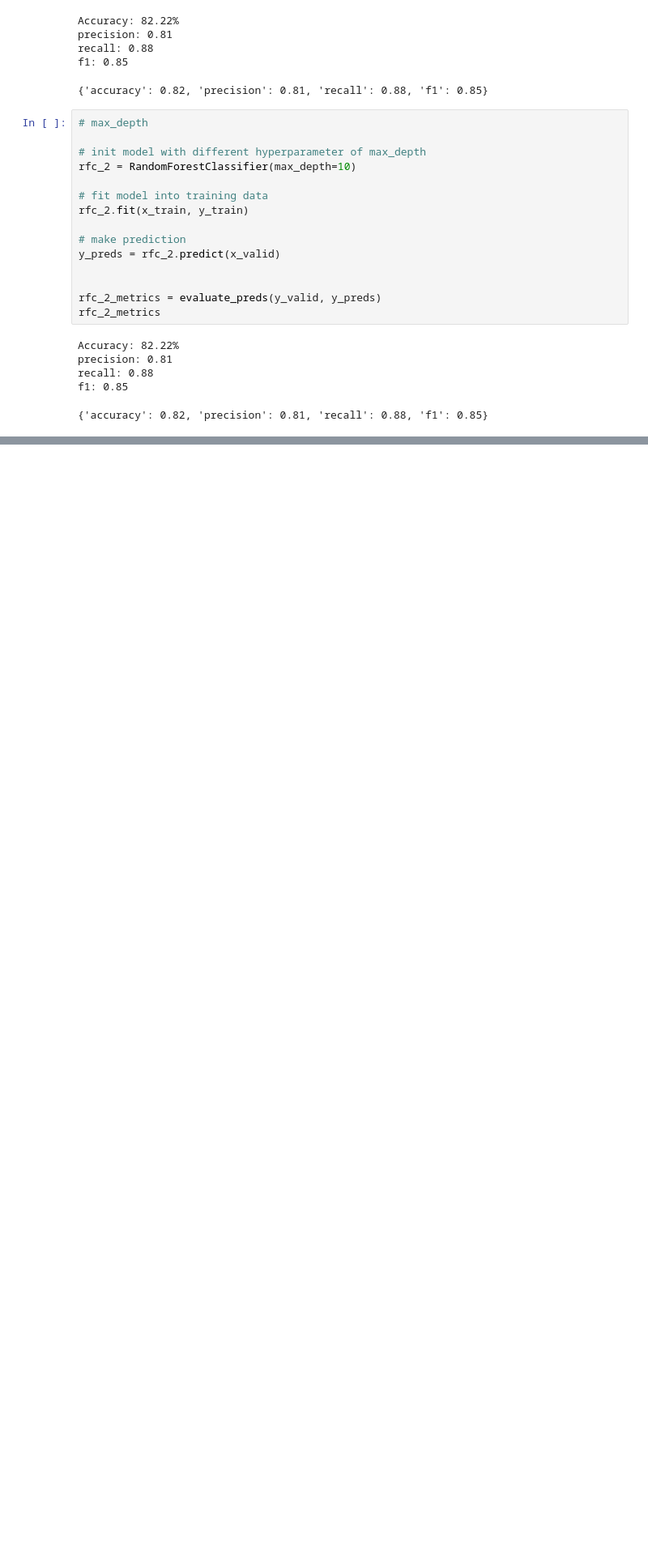
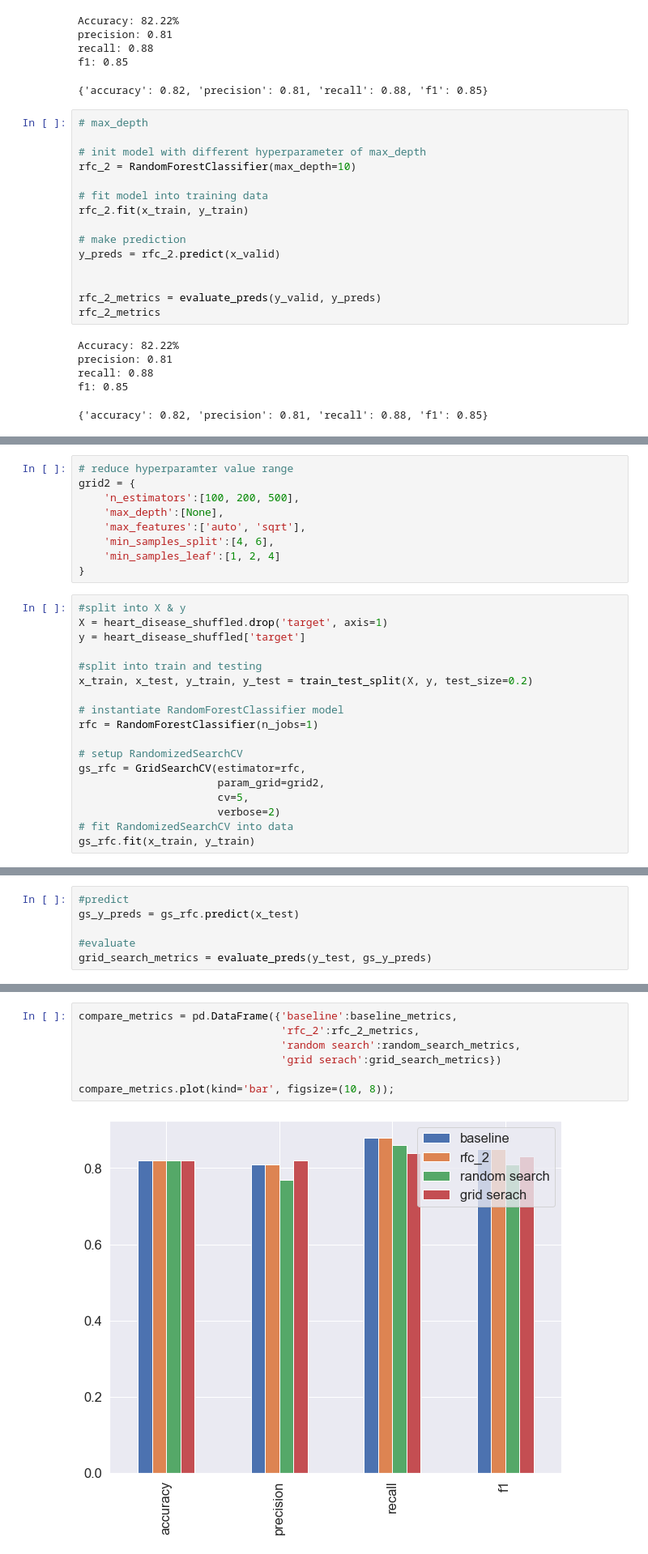
Before and after one commit to tomneo2004/Machine-Learning-Practice, a Jupyter notebook: Scikit-Learn/Introduction-to-scikit-learn.ipynb, the cells around one changed output, grey strips where cells are left out. Shown: that part at 81% size. Saved outputs shown, nothing was run; the diff lists cells and outputs as text; blank space fills up the shorter version.

Commit message:
RandomizedSearchCV & GridSearchCV

```diff
--- a/Scikit-Learn/Introduction-to-scikit-learn.ipynb
+++ b/Scikit-Learn/Introduction-to-scikit-learn.ipynb
@@ -1825,0 +1919,27 @@ f1: 0.85
+# %%
+# reduce hyperparamter value range
+grid2 = {
+    'n_estimators':[100, 200, 500],
+    'max_depth':[None],
+    'max_features':['auto', 'sqrt'],
+    'min_samples_split':[4, 6],
+    'min_samples_leaf':[1, 2, 4]
+}
+# %%
+#split into X & y
+X = heart_disease_shuffled.drop('target', axis=1)
+y = heart_disease_shuffled['target']
+
+#split into train and testing
+x_train, x_test, y_train, y_test = train_test_split(X, y, test_size=0.2)
+
+# instantiate RandomForestClassifier model
+rfc = RandomForestClassifier(n_jobs=1)
+
+# setup RandomizedSearchCV
+gs_rfc = GridSearchCV(estimator=rfc,
+                      param_grid=grid2,
+                      cv=5,
+                      verbose=2)
+# fit RandomizedSearchCV into data
+gs_rfc.fit(x_train, y_train)
@@ -1825,0 +1987,6 @@ f1: 0.85
+# %%
+#predict
+gs_y_preds = gs_rfc.predict(x_test)
+
+#evaluate
+grid_search_metrics = evaluate_preds(y_test, gs_y_preds)
@@ -1825,0 +1998,9 @@ f1: 0.85
+# %%
+compare_metrics = pd.DataFrame({'baseline':baseline_metrics,
+                                'rfc_2':rfc_2_metrics,
+                                'random search':random_search_metrics,
+                                'grid serach':grid_search_metrics})
+
+compare_metrics.plot(kind='bar', figsize=(10, 8));
+# %% [output]
+[figure, added]
```
Also changed, not shown: parts of 20 cells of this notebook, 1 other file.
